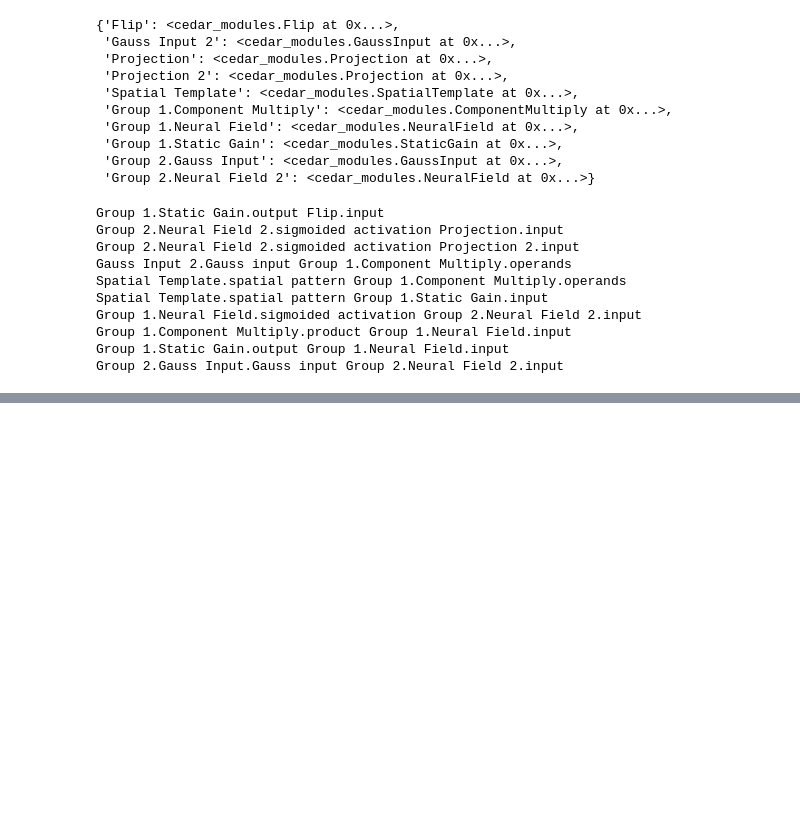
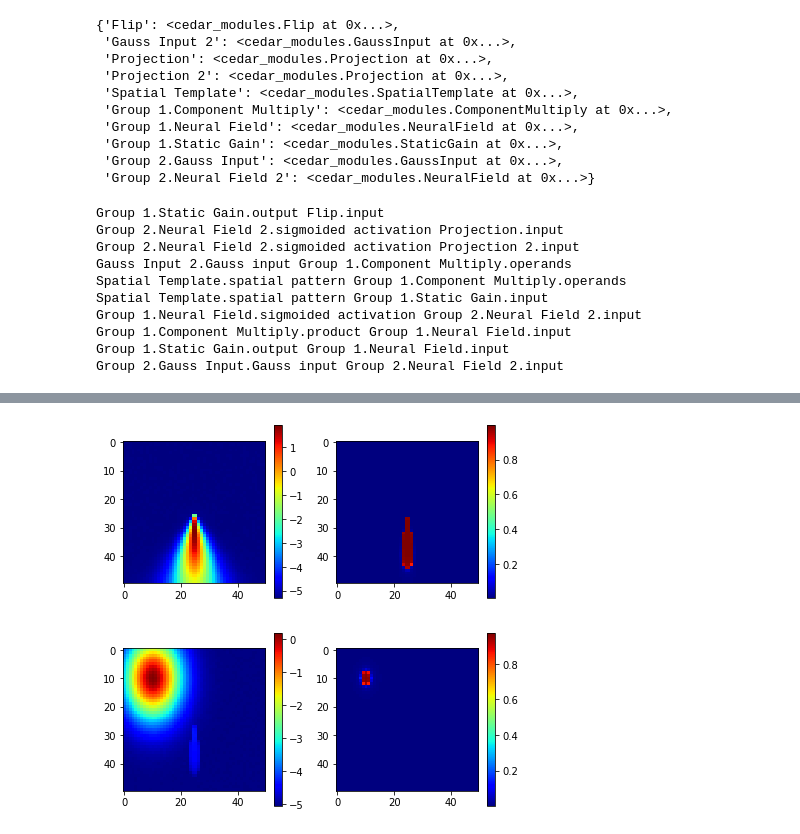
Before and after one commit to rturon/dft_in_nengo, a Jupyter notebook: notebooks/Test_architecture_from_json.ipynb, the cells around one changed output, grey strips where cells are left out. Drawn from its saved outputs; the diff is of its cells as text; code cells hidden in the pictures; blank space fills up the shorter version.

```diff
--- a/notebooks/Test_architecture_from_json.ipynb
+++ b/notebooks/Test_architecture_from_json.ipynb
@@ -130,0 +134,23 @@ plt.show()
+# %%
+plt.figure(figsize=(7,7))
+plt.subplot(2,2,1)
+plt.imshow(sim.data[probes['Group 1.Neural Field']][time_point].reshape(50,50),
+          cmap='jet')
+plt.colorbar()
+plt.subplot(2,2,2)
+plt.imshow(AbsSigmoid()(sim.data[probes['Group 1.Neural Field']][time_point]).reshape(50,50),
+          cmap='jet')
+plt.colorbar()
+
+plt.subplot(2,2,3)
+plt.imshow(sim.data[probes['Group 2.Neural Field 2']][time_point].reshape(50,50),
+          cmap='jet')
+plt.colorbar()
+plt.subplot(2,2,4)
+plt.imshow(AbsSigmoid()(sim.data[probes['Group 2.Neural Field 2']][time_point]).reshape(50,50),
+          cmap='jet')
+plt.colorbar()
+
+plt.show()
+# %% [output]
+[figure, added]
```
Also changed, not shown: parts of 4 cells of this notebook, 6 other files.
